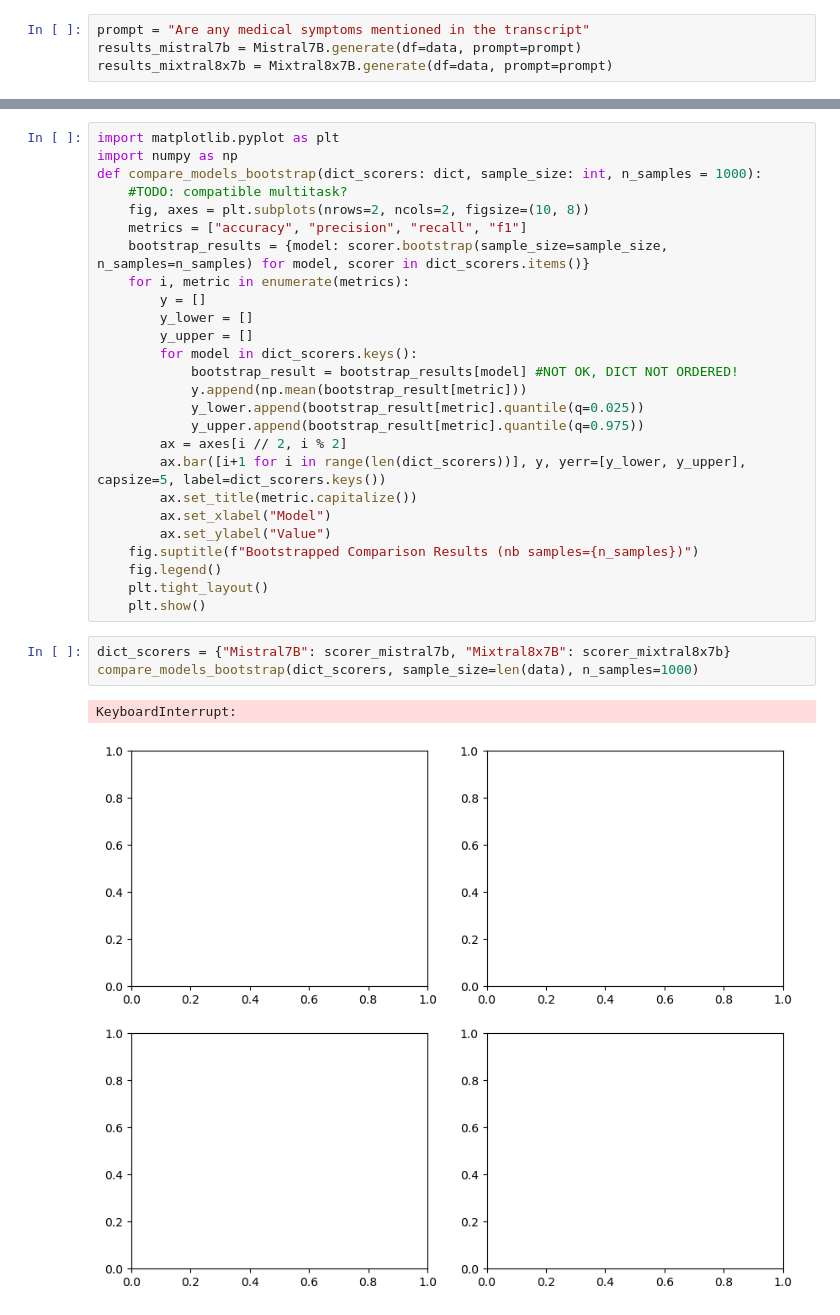
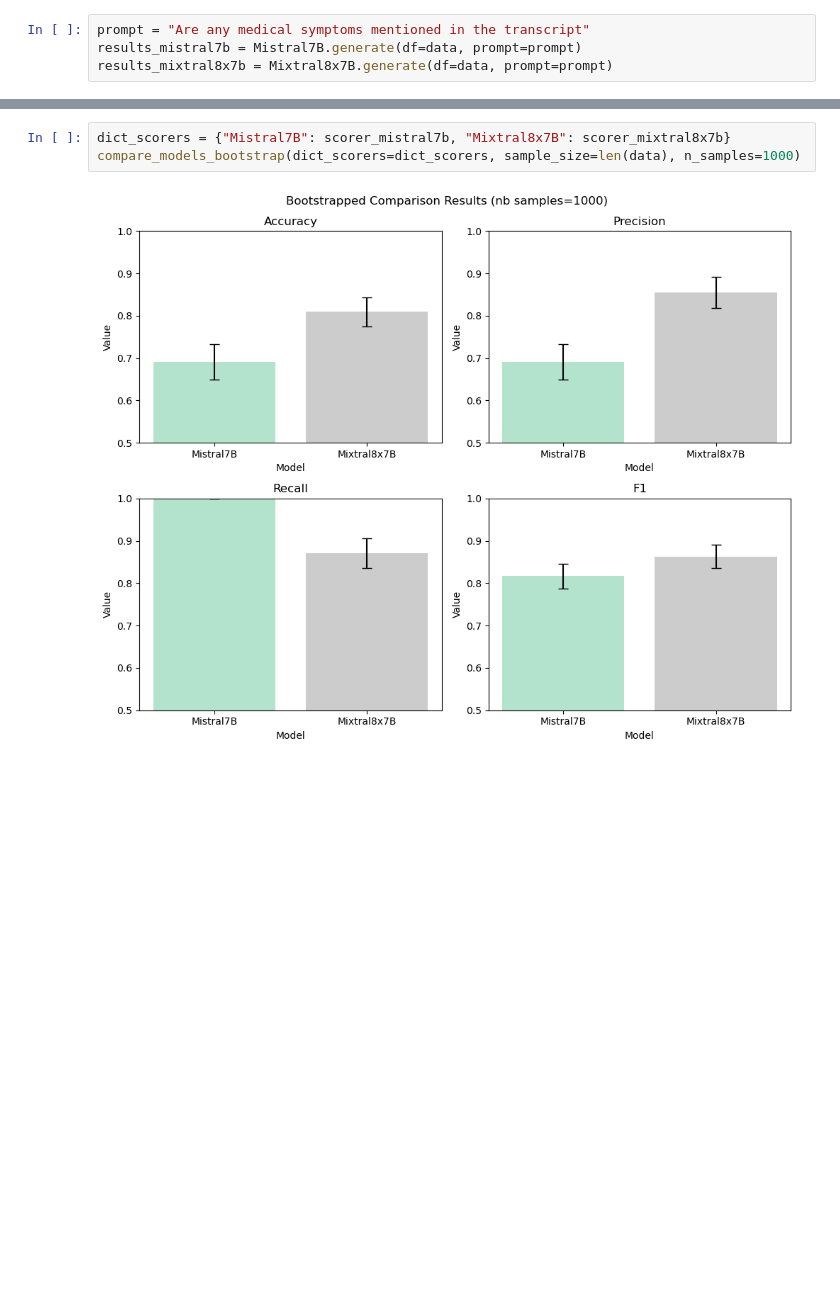
Before and after one commit to tsounack/LLM_evaluation_pipeline, a Jupyter notebook: scripts/part1_mistral.ipynb, the cells around one changed output, grey strips where cells are left out. Drawn from its saved outputs; the diff is of its cells as text; blank space fills up the shorter version.

```diff
--- a/scripts/part1_mistral.ipynb
+++ b/scripts/part1_mistral.ipynb
@@ -50,32 +59,5 @@ make common plot
-# %%
-import matplotlib.pyplot as plt
-import numpy as np
-def compare_models_bootstrap(dict_scorers: dict, sample_size: int, n_samples = 1000):
-    #TODO: compatible multitask?
-    fig, axes = plt.subplots(nrows=2, ncols=2, figsize=(10, 8))
-    metrics = ["accuracy", "precision", "recall", "f1"]
-    bootstrap_results = {model: scorer.bootstrap(sample_size=sample_size, n_samples=n_samples) for model, scorer in dict_scorers.items()}
-    for i, metric in enumerate(metrics):
-        y = []
-        y_lower = []
-        y_upper = []
-        for model in dict_scorers.keys():
-            bootstrap_result = bootstrap_results[model] #NOT OK, DICT NOT ORDERED!
-            y.append(np.mean(bootstrap_result[metric]))
-            y_lower.append(bootstrap_result[metric].quantile(q=0.025))
-            y_upper.append(bootstrap_result[metric].quantile(q=0.975))
-        ax = axes[i // 2, i % 2]
-        ax.bar([i+1 for i in range(len(dict_scorers))], y, yerr=[y_lower, y_upper], capsize=5, label=dict_scorers.keys())
-        ax.set_title(metric.capitalize())
-        ax.set_xlabel("Model")
-        ax.set_ylabel("Value")
-    fig.suptitle(f"Bootstrapped Comparison Results (nb samples={n_samples})")
-    fig.legend()
-    plt.tight_layout()
-    plt.show()
 # %%
 dict_scorers = {"Mistral7B": scorer_mistral7b, "Mixtral8x7B": scorer_mixtral8x7b}
-compare_models_bootstrap(dict_scorers, sample_size=len(data), n_samples=1000)
+compare_models_bootstrap(dict_scorers=dict_scorers, sample_size=len(data), n_samples=1000)
 # %% [output]
-KeyboardInterrupt:
-[figure, old version]
+[figure, new version]
```
Also changed, not shown: parts of 21 cells of this notebook, 2 other files.
